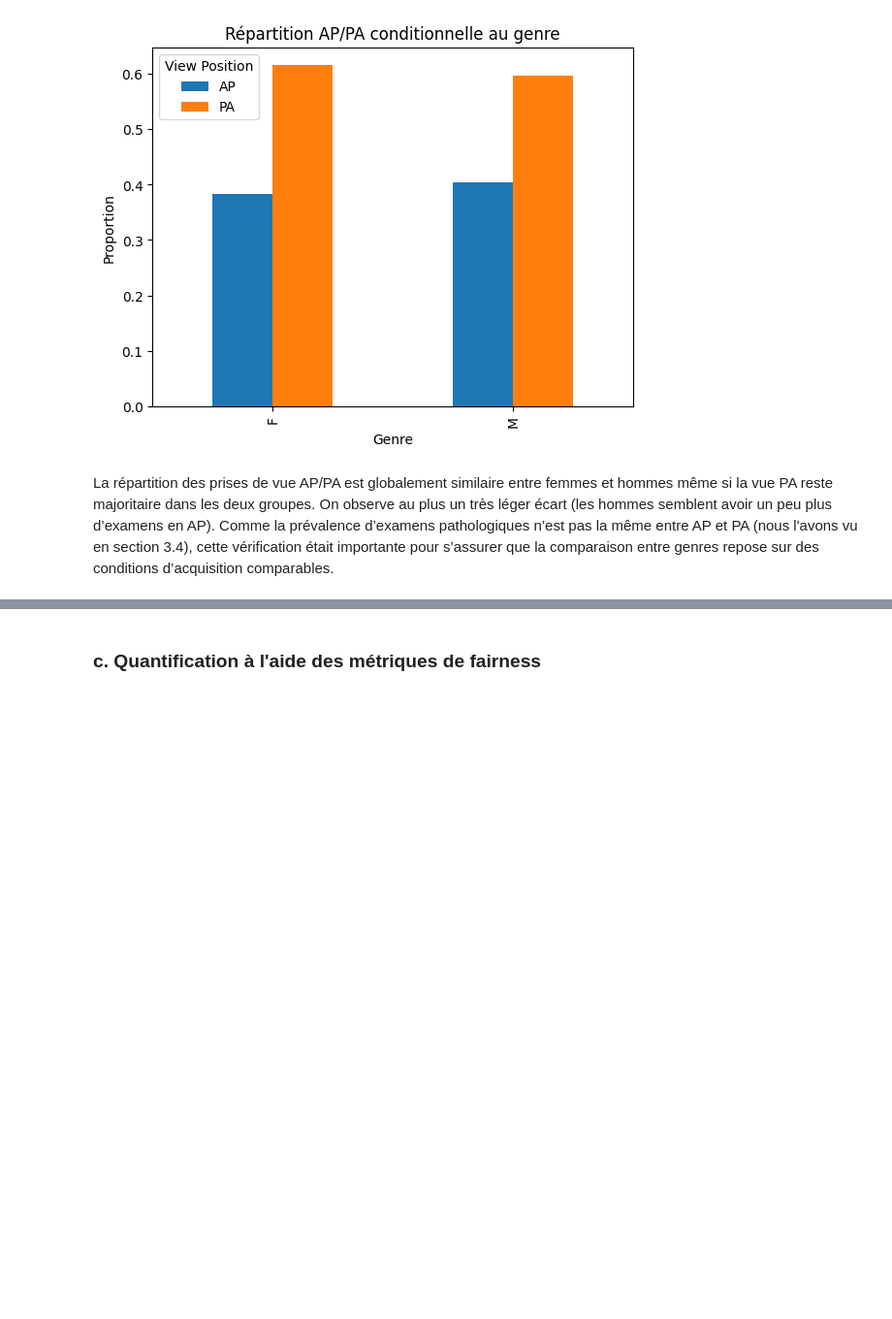
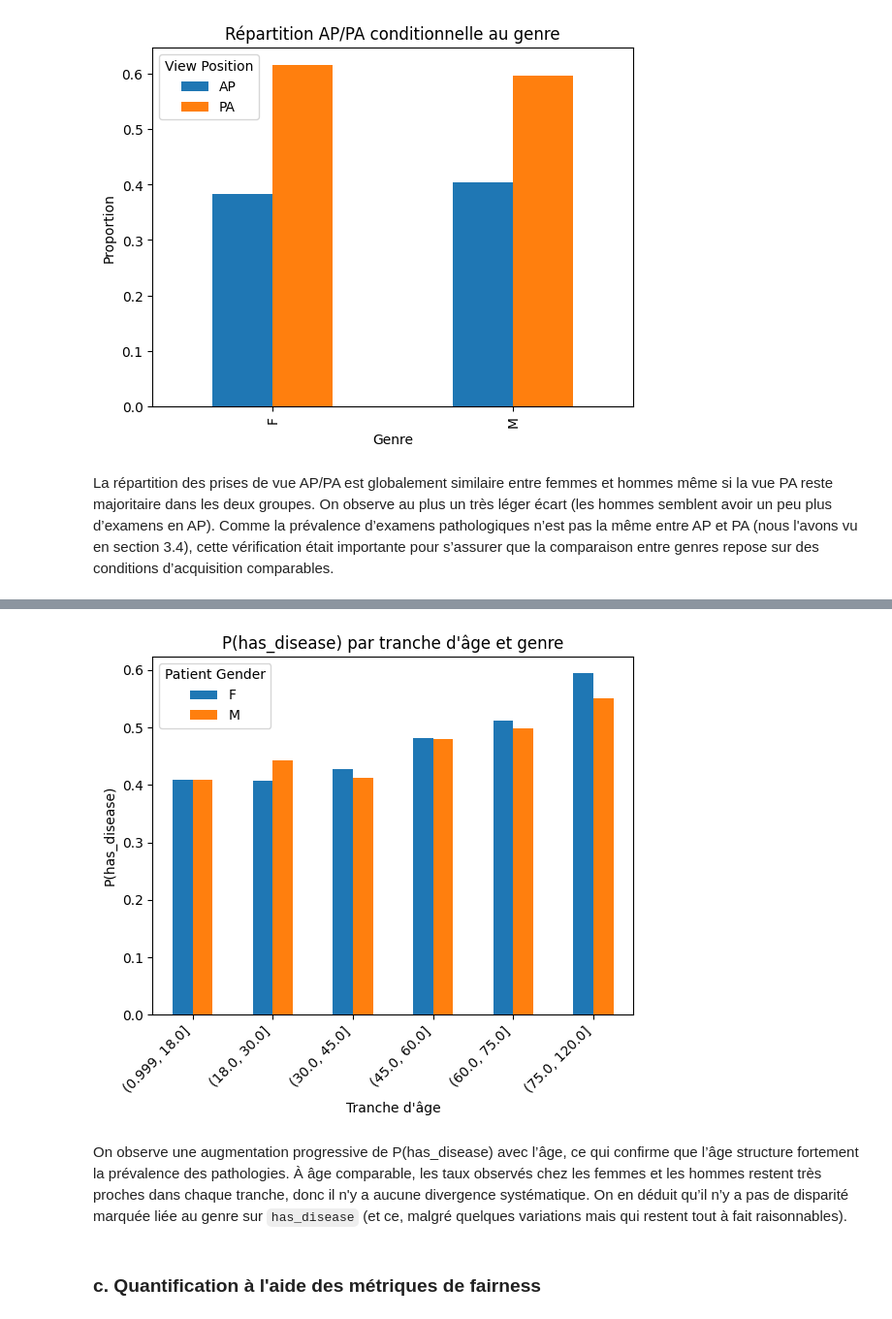
Before and after one commit to EagleForce14/Fairness, a Jupyter notebook: Mi-Projet/Mi-Projet-BRION.ipynb, the cells around one changed output, grey strips where cells are left out. Shown at 97% size. Drawn from its saved outputs; the diff is of its cells as text; code cells hidden in the pictures; blank space fills up the shorter version.

```diff
--- a/Mi-Projet/Mi-Projet-BRION.ipynb
+++ b/Mi-Projet/Mi-Projet-BRION.ipynb
@@ -534,3 +566,29 @@ Comme la prévalence d’examens pathologiques n’est pas la même entre AP et
+# %%
+# On calcule la prévalence de has_disease par tranche d'âge et par genre
+strat = (
+    df.groupby(["age_bin", "Patient Gender"], observed=True)["has_disease"]
+    # mean nous donne P(has_disease | tranche d'âge, genre)
+    .mean()
+    # permet de transformer le genre en colonnes pour faciliter le plot en barres groupées
+    .unstack()
+)
+# %%
+# On affiche le plot : pour chaque tranche d'âge, on a une barre pour chaque genre
+ax = strat.plot(kind="bar")
+ax.set_title("P(has_disease) par tranche d'âge et genre")
+ax.set_xlabel("Tranche d'âge")
+ax.set_ylabel("P(has_disease)")
+
+# une légère rotation, juste pour la visibilité
+plt.xticks(rotation=45, ha="right")
+
+plt.show()
+# %% [output]
+[figure, added]
+# %% [markdown]
+On observe une augmentation progressive de P(has_disease) avec l’âge, ce qui confirme que l’âge structure fortement la prévalence des pathologies.
+À âge comparable, les taux observés chez les femmes et les hommes restent très proches dans chaque tranche, donc il n'y a aucune divergence systématique.
+On en déduit qu’il n’y a pas de disparité marquée liée au genre sur `has_disease` (et ce, malgré quelques variations mais qui restent tout à fait raisonnables).
 # %% [markdown]
 ### c. Quantification à l'aide des métriques de fairness
 # %% [markdown]
```
Also changed, not shown: parts of 9 cells of this notebook.
